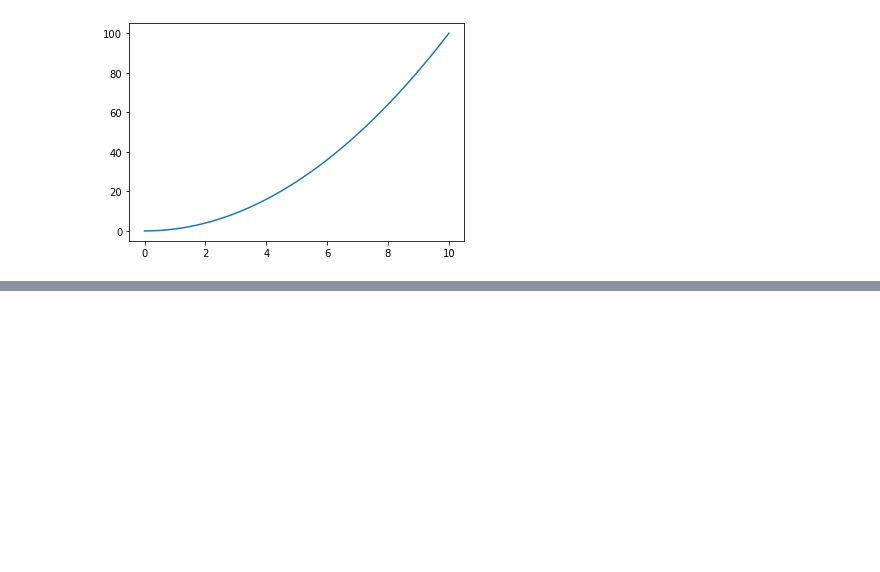
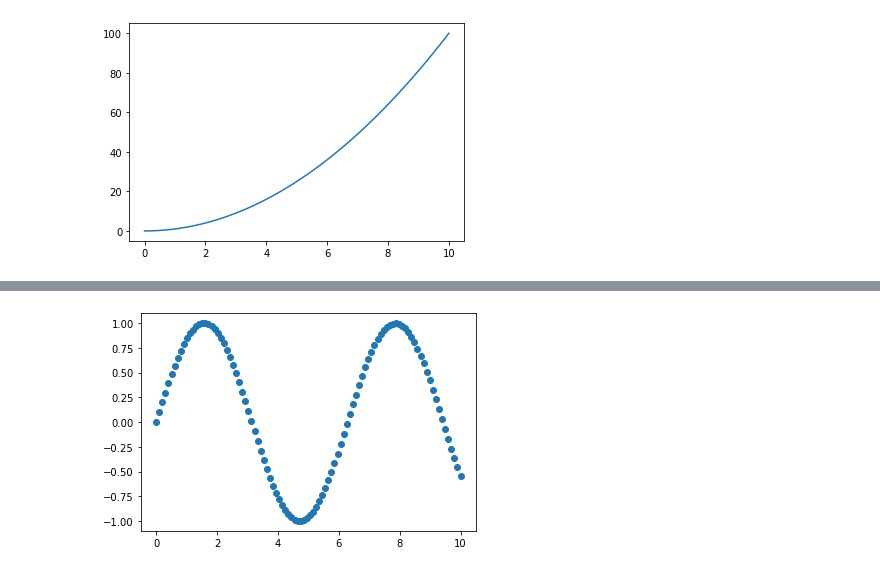
Before and after one commit to yashlad27/Machine_Learning_Data_Science, a Jupyter notebook: Matplotlib/matplotlib_notebook.ipynb, the cells around one changed output, grey strips where cells are left out. Saved outputs shown, nothing was run; the diff lists cells and outputs as text; code cells hidden in the pictures; blank space fills up the shorter version.

```diff
--- a/Matplotlib/matplotlib_notebook.ipynb
+++ b/Matplotlib/matplotlib_notebook.ipynb
@@ -117,0 +124,5 @@ ax.plot(x, x**2);
+# %%
+fig, ax = plt.subplots()
+ax.scatter(x, np.sin(x));
+# %% [output]
+[figure, added]
```
Also changed, not shown: parts of 2 cells of this notebook.
